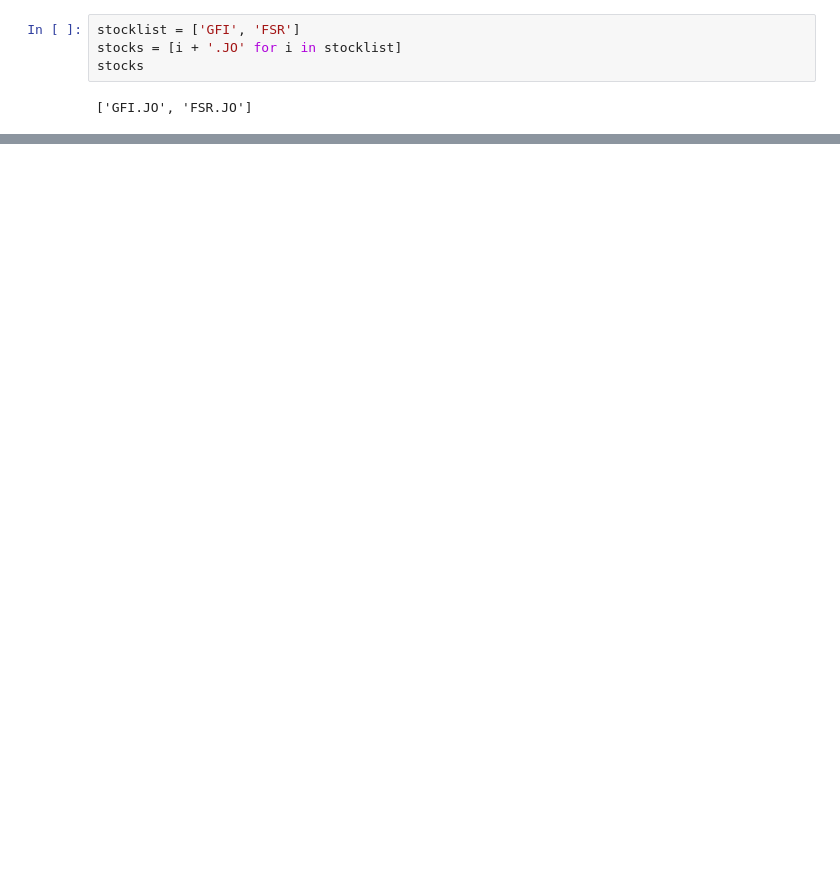
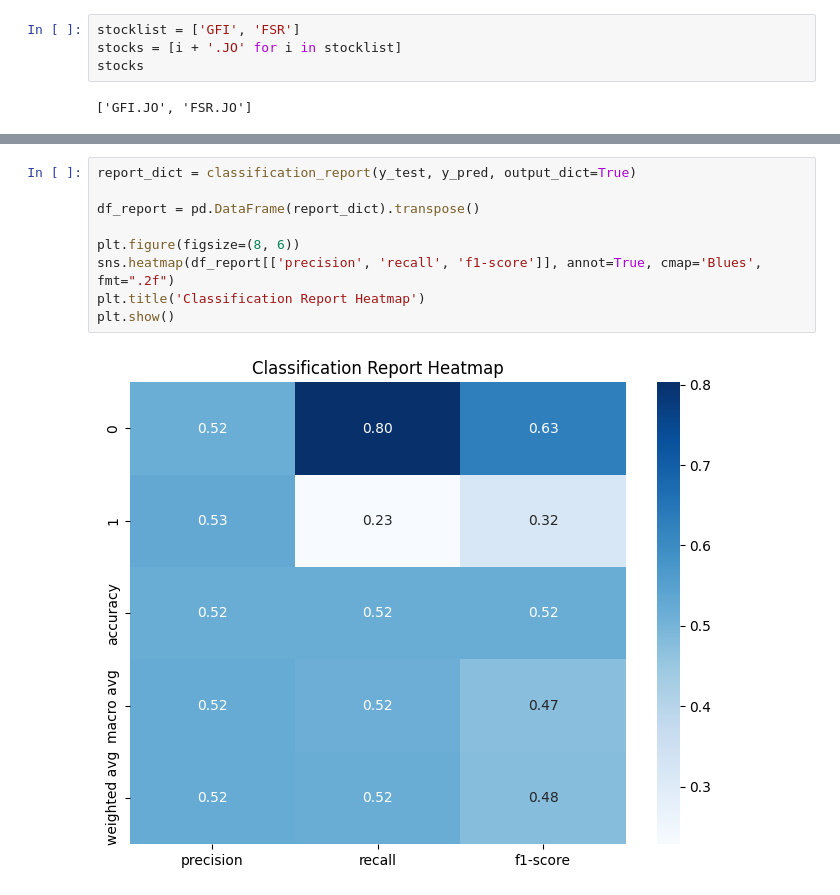
Before and after one commit to Deleon57/EDAR-Data, a Jupyter notebook: KNN.ipynb, the cells around one changed output, grey strips where cells are left out. Saved outputs shown, nothing was run; the diff lists cells and outputs as text; blank space fills up the shorter version.

```diff
--- a/KNN.ipynb
+++ b/KNN.ipynb
@@ -177 +105,12 @@ Model is likely **Overfitting**: Training accuracy is high, but validation accur
+# %%
+report_dict = classification_report(y_test, y_pred, output_dict=True)
+
+df_report = pd.DataFrame(report_dict).transpose()
+
+plt.figure(figsize=(8, 6))
+sns.heatmap(df_report[['precision', 'recall', 'f1-score']], annot=True, cmap='Blues', fmt=".2f")
+plt.title('Classification Report Heatmap')
+plt.show()
+# %% [output]
+[figure, added]
 # %%
```
Also changed, not shown: parts of 18 cells of this notebook.
